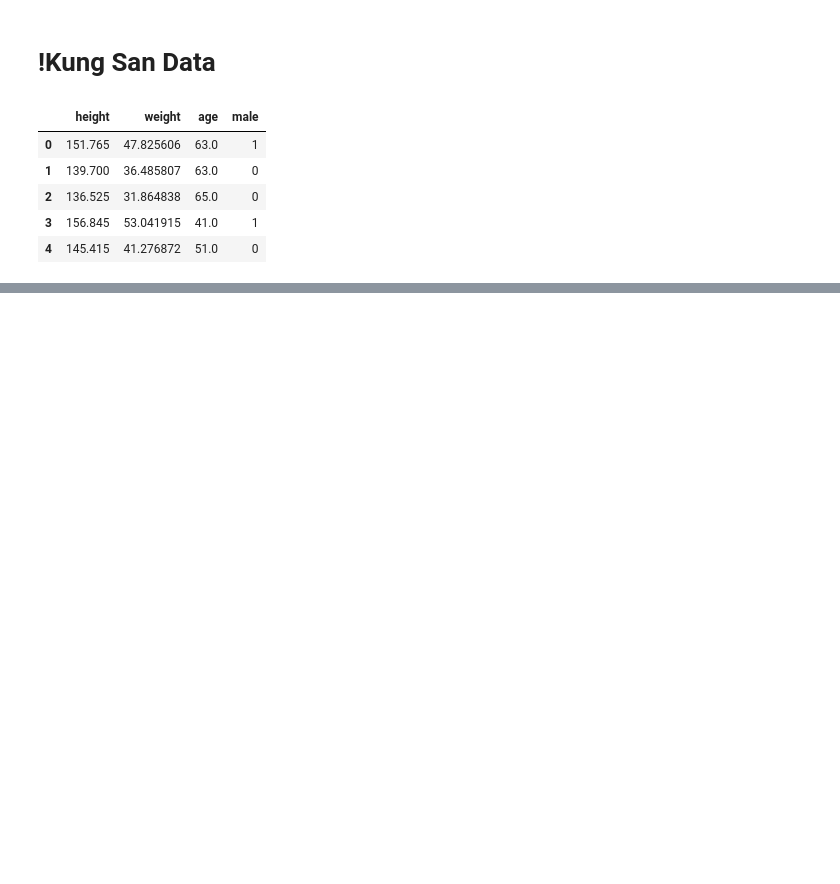
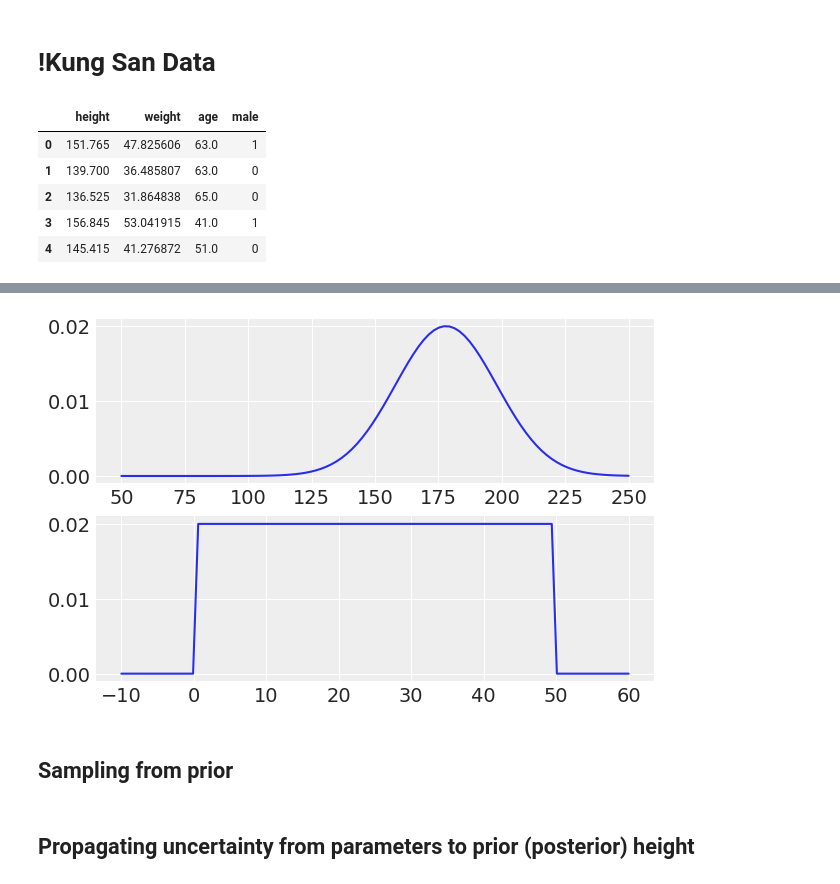
Before and after one commit to Voda88/Statistical-Rethinking, a Jupyter notebook: Chapter 4.ipynb, the cells around one changed output, grey strips where cells are left out. Drawn from its saved outputs; the diff is of its cells as text; code cells hidden in the pictures; blank space fills up the shorter version.

```diff
--- a/Chapter 4.ipynb
+++ b/Chapter 4.ipynb
@@ -88,0 +120,13 @@ az.plot_kde([a['height'],a['weight']])
+# %%
+x = np.linspace(50,250,100)
+x2 = np.linspace(-10,60,100)
+y = stats.norm.pdf(x,loc=178, scale = 20)
+y2 = stats.uniform.pdf(x2,0,50)
+# %%
+_,fig = plt.subplots(2)
+fig[0].plot(x,y);
+fig[1].plot(x2,y2);
+# %% [output]
+[figure, added]
+# %% [markdown]
+## Sampling from prior
@@ -88,0 +137,2 @@ az.plot_kde([a['height'],a['weight']])
+# %% [markdown]
+## Propagating uncertainty from parameters to prior (posterior) height
```
Also changed, not shown: parts of 84 cells of this notebook.
